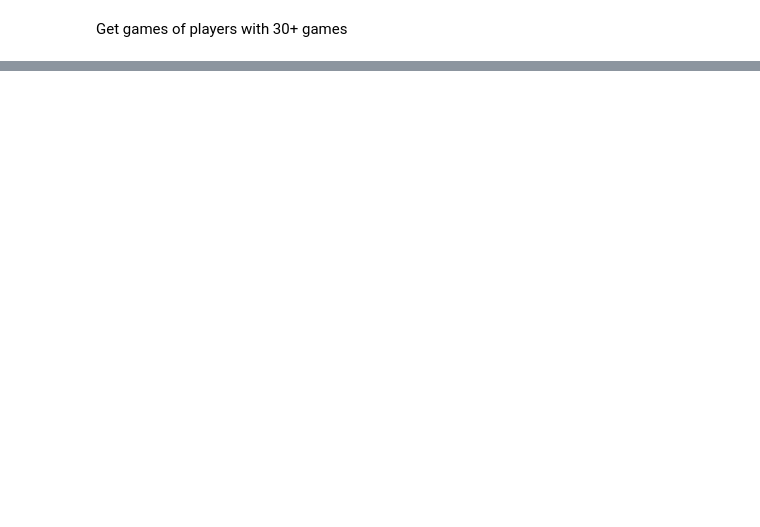
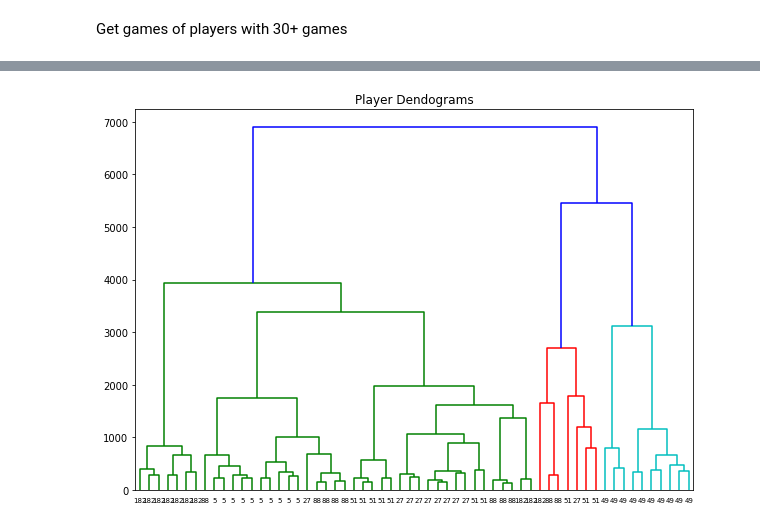
Before and after one commit to ghdruta/starcraft_player_prediction, a Jupyter notebook: player_prediction.ipynb, the cells around one changed output, grey strips where cells are left out. Drawn from its saved outputs; the diff is of its cells as text; code cells hidden in the pictures; blank space fills up the shorter version.

```diff
--- a/player_prediction.ipynb
+++ b/player_prediction.ipynb
@@ -389,0 +357,13 @@ KeyError: 517
+# %%
+data = sampled_df.values
+# %%
+import scipy.cluster.hierarchy as shc
+
+plt.figure(figsize=(10, 7))
+plt.title("Player Dendograms")
+dend = shc.dendrogram(shc.linkage(data, method='ward'),labels=lb,
+                      leaf_font_size=7,
+                      leaf_rotation=0,
+                     )
+# %% [output]
+[figure, added]
```
Also changed, not shown: parts of 13 cells of this notebook.
